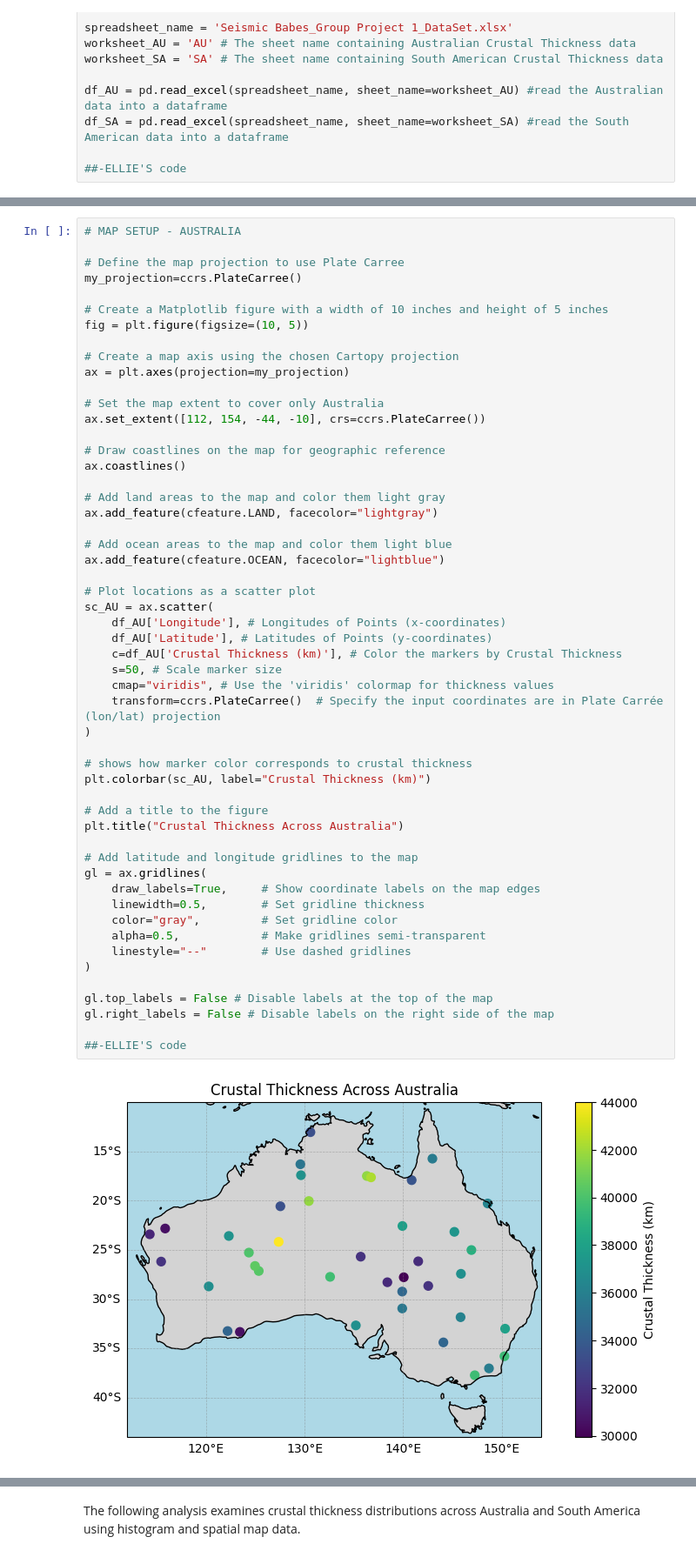
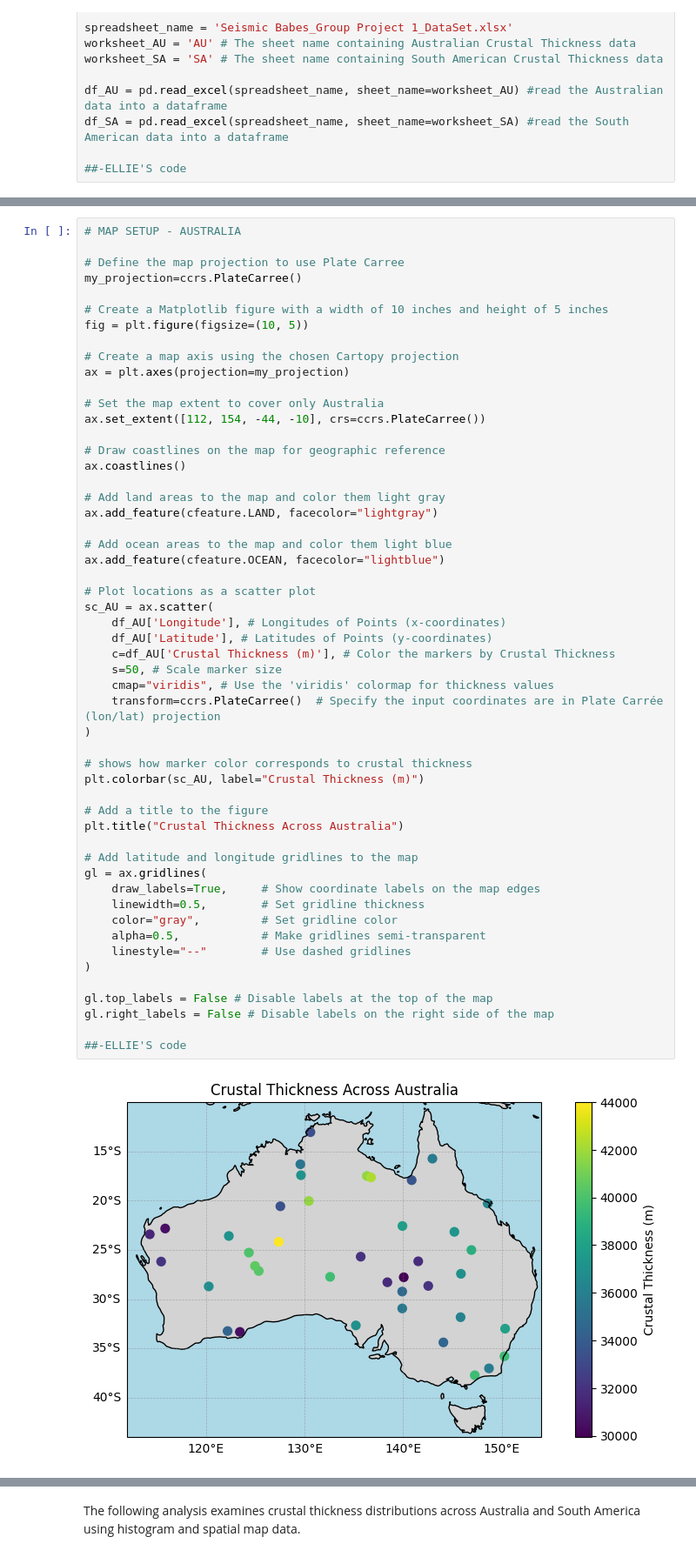
Before and after one commit to Clover130/Seismic-Babes-Group-Project-1, a Jupyter notebook: EMSC2010_Group_Project_1_Seismic_Babes.ipynb, the cells around one changed output, grey strips where cells are left out. Shown at 87% size. Saved outputs shown, nothing was run; the diff lists cells and outputs as text.

```diff
--- a/EMSC2010_Group_Project_1_Seismic_Babes.ipynb
+++ b/EMSC2010_Group_Project_1_Seismic_Babes.ipynb
@@ -455,36 +479,36 @@ ax.add_feature(cfeature.LAND, facecolor="lightgray")
 ax.add_feature(cfeature.OCEAN, facecolor="lightblue")
 
 # Plot locations as a scatter plot
 sc_AU = ax.scatter(
     df_AU['Longitude'], # Longitudes of Points (x-coordinates)
     df_AU['Latitude'], # Latitudes of Points (y-coordinates)
-    c=df_AU['Crustal Thickness (km)'], # Color the markers by Crustal Thickness
+    c=df_AU['Crustal Thickness (m)'], # Color the markers by Crustal Thickness
     s=50, # Scale marker size
     cmap="viridis", # Use the 'viridis' colormap for thickness values
     transform=ccrs.PlateCarree()  # Specify the input coordinates are in Plate Carrée (lon/lat) projection
 )
 
 # shows how marker color corresponds to crustal thickness
-plt.colorbar(sc_AU, label="Crustal Thickness (km)")
+plt.colorbar(sc_AU, label="Crustal Thickness (m)")
 
 # Add a title to the figure
 plt.title("Crustal Thickness Across Australia")
 
 # Add latitude and longitude gridlines to the map
 gl = ax.gridlines(
     draw_labels=True,     # Show coordinate labels on the map edges
     linewidth=0.5,        # Set gridline thickness
     color="gray",         # Set gridline color
     alpha=0.5,            # Make gridlines semi-transparent
     linestyle="--"        # Use dashed gridlines
 )
 
 gl.top_labels = False # Disable labels at the top of the map
 gl.right_labels = False # Disable labels on the right side of the map
 
 ##-ELLIE'S code
 # %% [output]
-[figure, old version]
+[figure, new version]
 # %%
 df_SA.head() #show the dataframe table for SA
 
```
Also changed, not shown: parts of 36 cells of this notebook.
